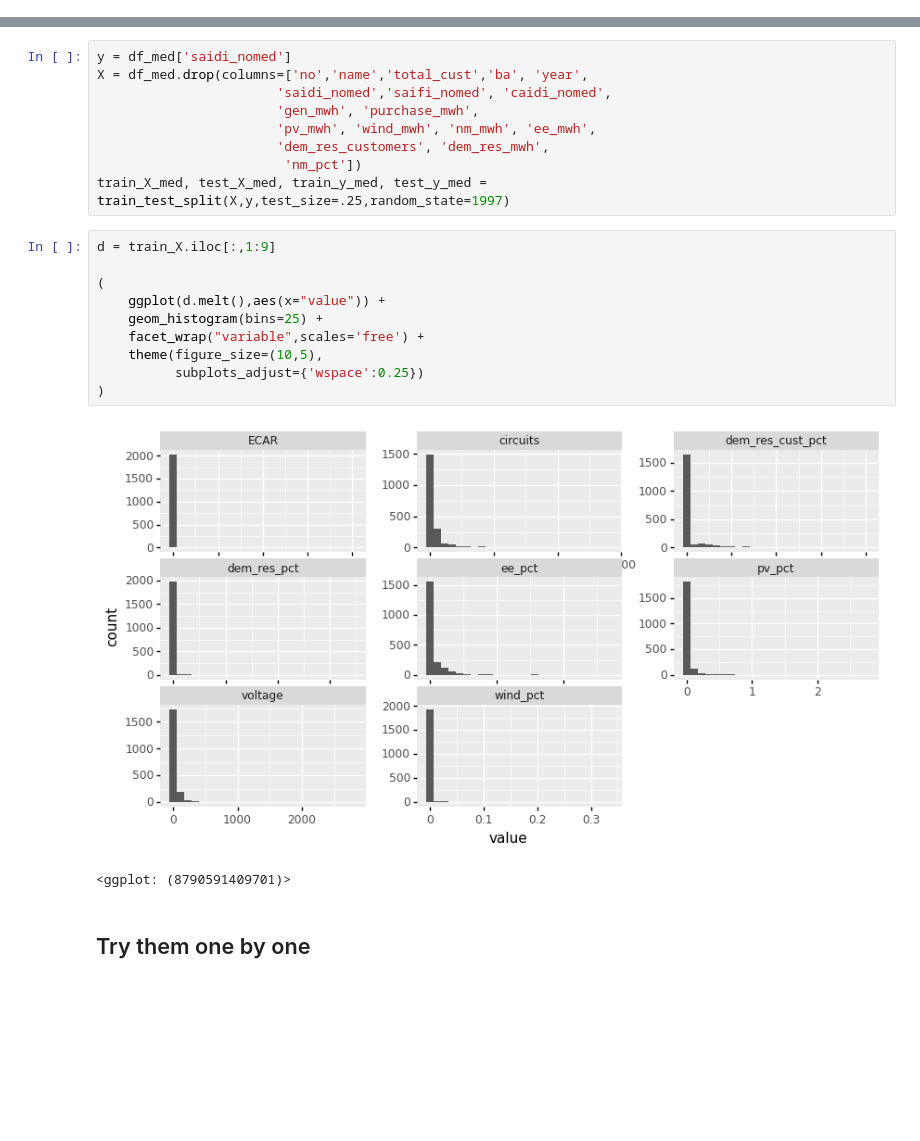
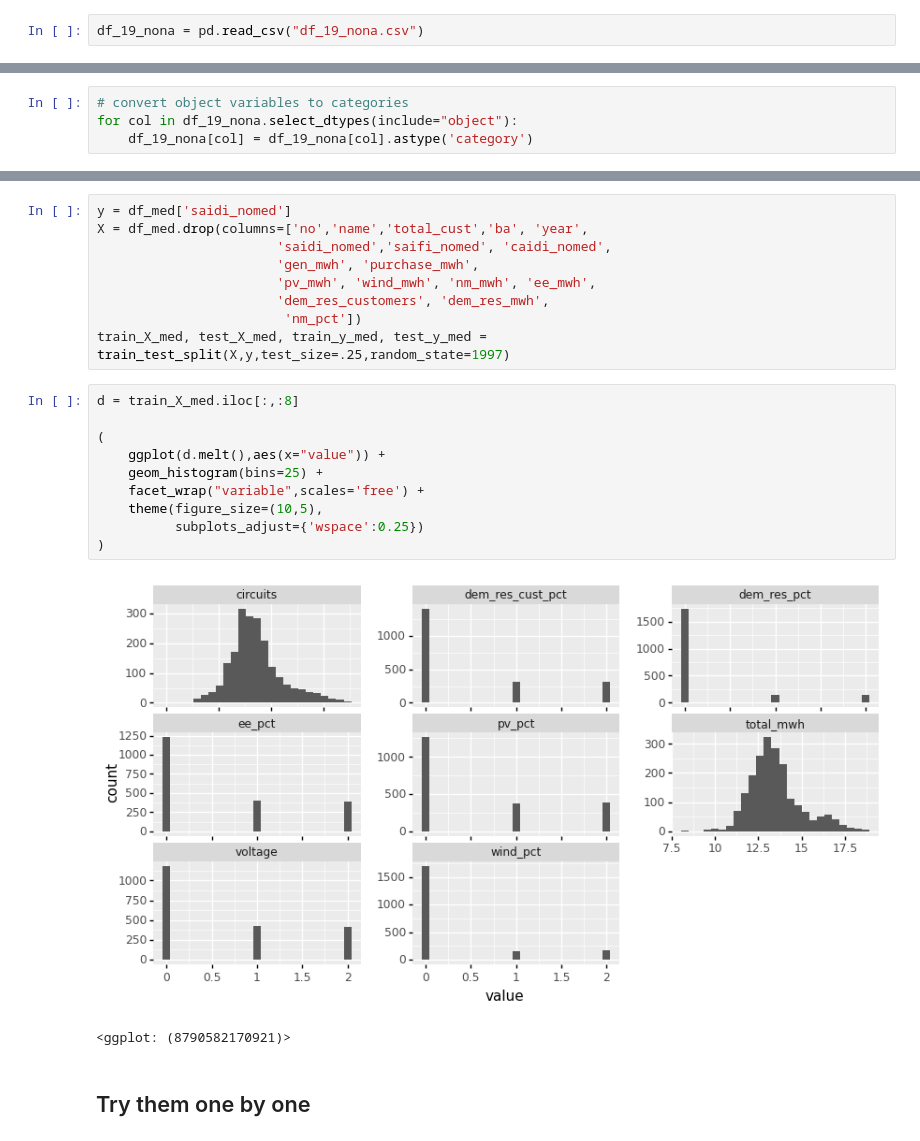
Before and after one commit to gloriadli/DS1_Final_Project, a Jupyter notebook: Attempt-3-Modelling.ipynb, the cells around one changed output, grey strips where cells are left out. Drawn from its saved outputs; the diff is of its cells as text; blank space fills up the shorter version.

```diff
--- a/Attempt-3-Modelling.ipynb
+++ b/Attempt-3-Modelling.ipynb
@@ -53,0 +56,2 @@ warnings.filterwarnings("ignore")
+# %%
+df_19_nona = pd.read_csv("df_19_nona.csv")
@@ -53,0 +78,4 @@ warnings.filterwarnings("ignore")
+# %%
+# convert object variables to categories
+for col in df_19_nona.select_dtypes(include="object"):
+    df_19_nona[col] = df_19_nona[col].astype('category')
@@ -332,18 +857,18 @@ X = df_med.drop(columns=['no','name','total_cust','ba', 'year',
                         'nm_pct'])
 train_X_med, test_X_med, train_y_med, test_y_med = train_test_split(X,y,test_size=.25,random_state=1997)
 # %%
-d = train_X.iloc[:,1:9]
+d = train_X_med.iloc[:,:8]
 
 (
     ggplot(d.melt(),aes(x="value")) +
     geom_histogram(bins=25) +
     facet_wrap("variable",scales='free') +
     theme(figure_size=(10,5),
           subplots_adjust={'wspace':0.25})
 )
 # %% [output]
-[figure, old version]
+[figure, new version]
-<ggplot: (8790591409701)>
+<ggplot: (8790582170921)>
 # %% [markdown]
 ## Try them one by one
 # %%
```
Also changed, not shown: parts of 83 cells of this notebook, 12 other files.
